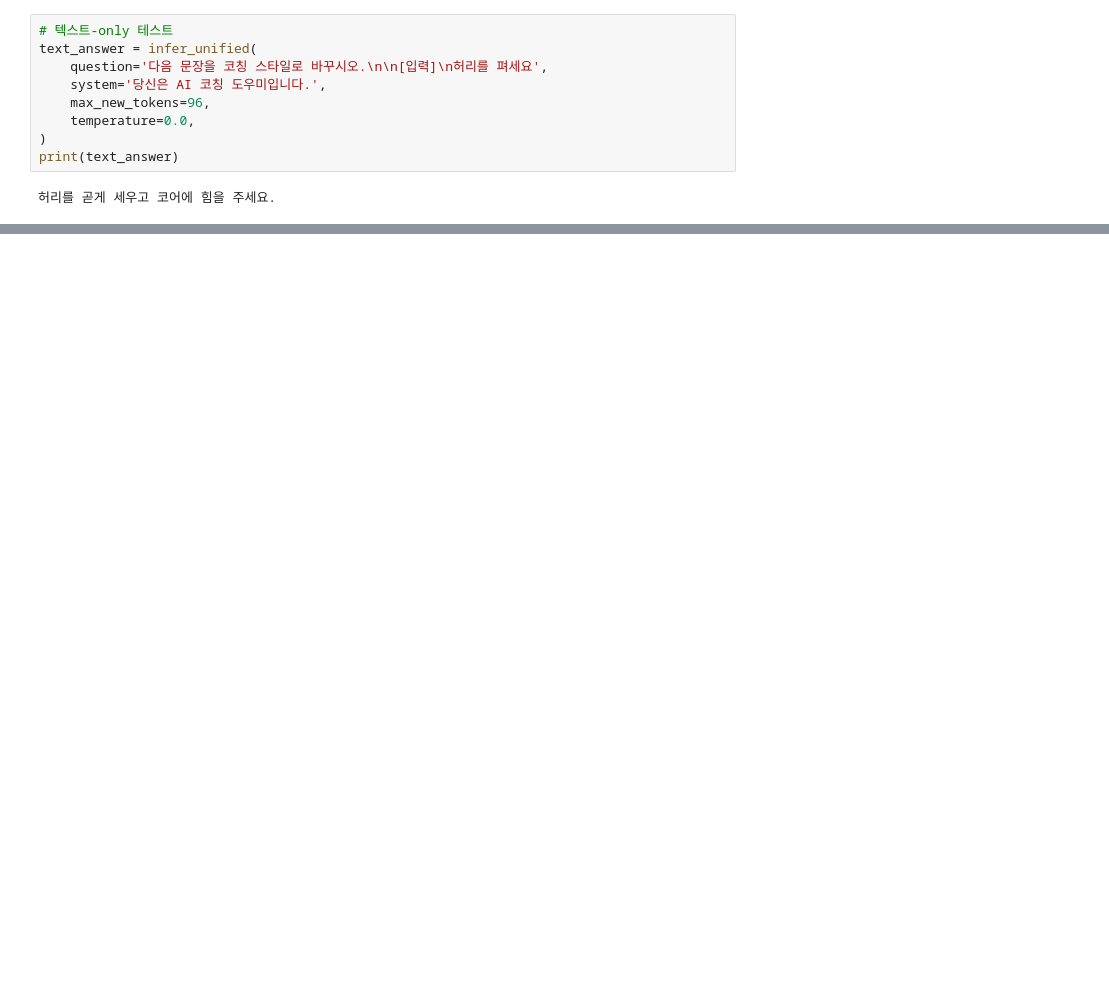
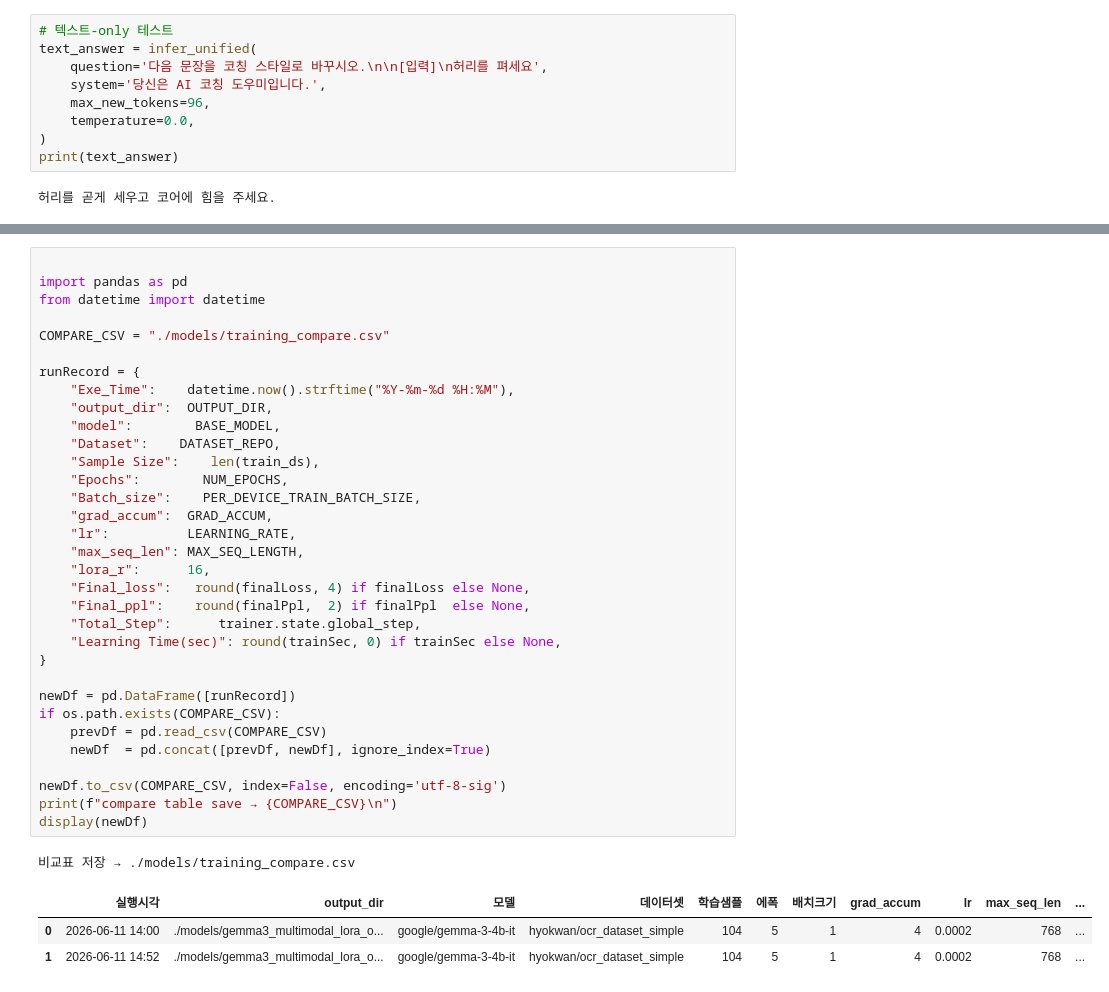
Before and after one commit to wonyongHwang/multimodal_training, a Jupyter notebook: codeset/★02. 파인튜닝_멀티모달데이터_Gemma3.ipynb, the cells around one changed output, grey strips where cells are left out. Drawn from its saved outputs; the diff is of its cells as text; blank space fills up the shorter version.

```diff
--- a/codeset/★02. 파인튜닝_멀티모달데이터_Gemma3.ipynb
+++ b/codeset/★02. 파인튜닝_멀티모달데이터_Gemma3.ipynb
@@ -658,0 +741,38 @@ print(result)
+# %%
+
+import pandas as pd
+from datetime import datetime
+
+COMPARE_CSV = "./models/training_compare.csv"
+
+runRecord = {
+    "Exe_Time":    datetime.now().strftime("%Y-%m-%d %H:%M"),
+    "output_dir":  OUTPUT_DIR,
+    "model":        BASE_MODEL,
+    "Dataset":    DATASET_REPO,
+    "Sample Size":    len(train_ds),
+    "Epochs":        NUM_EPOCHS,
+    "Batch_size":    PER_DEVICE_TRAIN_BATCH_SIZE,
+    "grad_accum":  GRAD_ACCUM,
+    "lr":          LEARNING_RATE,
+    "max_seq_len": MAX_SEQ_LENGTH,
+    "lora_r":      16,
+    "Final_loss":   round(finalLoss, 4) if finalLoss else None,
+    "Final_ppl":    round(finalPpl,  2) if finalPpl  else None,
+    "Total_Step":      trainer.state.global_step,
+    "Learning Time(sec)": round(trainSec, 0) if trainSec else None,
+}
+
+newDf = pd.DataFrame([runRecord])
+if os.path.exists(COMPARE_CSV):
+    prevDf = pd.read_csv(COMPARE_CSV)
+    newDf  = pd.concat([prevDf, newDf], ignore_index=True)
+
+newDf.to_csv(COMPARE_CSV, index=False, encoding='utf-8-sig')
+print(f"compare table save → {COMPARE_CSV}\n")
+display(newDf)
+# %% [output]
+비교표 저장 → ./models/training_compare.csv
+|  | 실행시각 | output_dir | 모델 | 데이터셋 | 학습샘플 | 에폭 | 배치크기 | grad_accum | lr | max_seq_len | ... |
+| 0 | 2026-06-11 14:00 | ./models/gemma3_multimodal_lora_o... | google/gemma-3-4b-it | hyokwan/ocr_dataset_simple | 104 | 5 | 1 | 4 | 0.0002 | 768 | ... |
+| 1 | 2026-06-11 14:52 | ./models/gemma3_multimodal_lora_o... | google/gemma-3-4b-it | hyokwan/ocr_dataset_simple | 104 | 5 | 1 | 4 | 0.0002 | 768 | ... |
```
Also changed, not shown: parts of 13 cells of this notebook, 24 other files.
